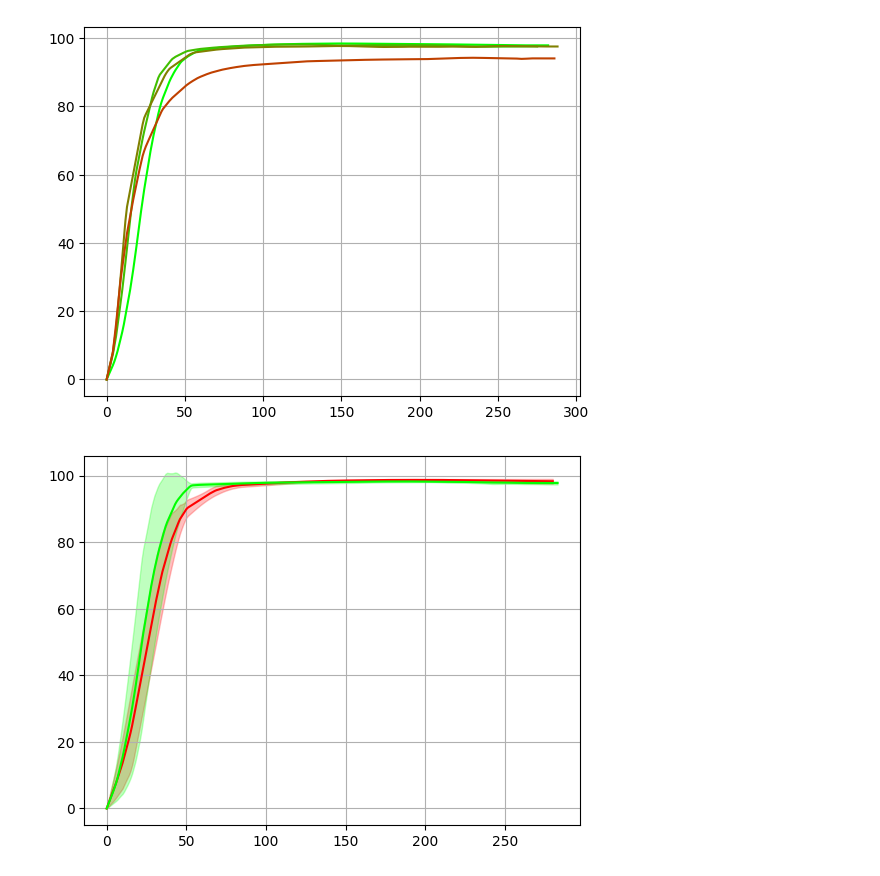
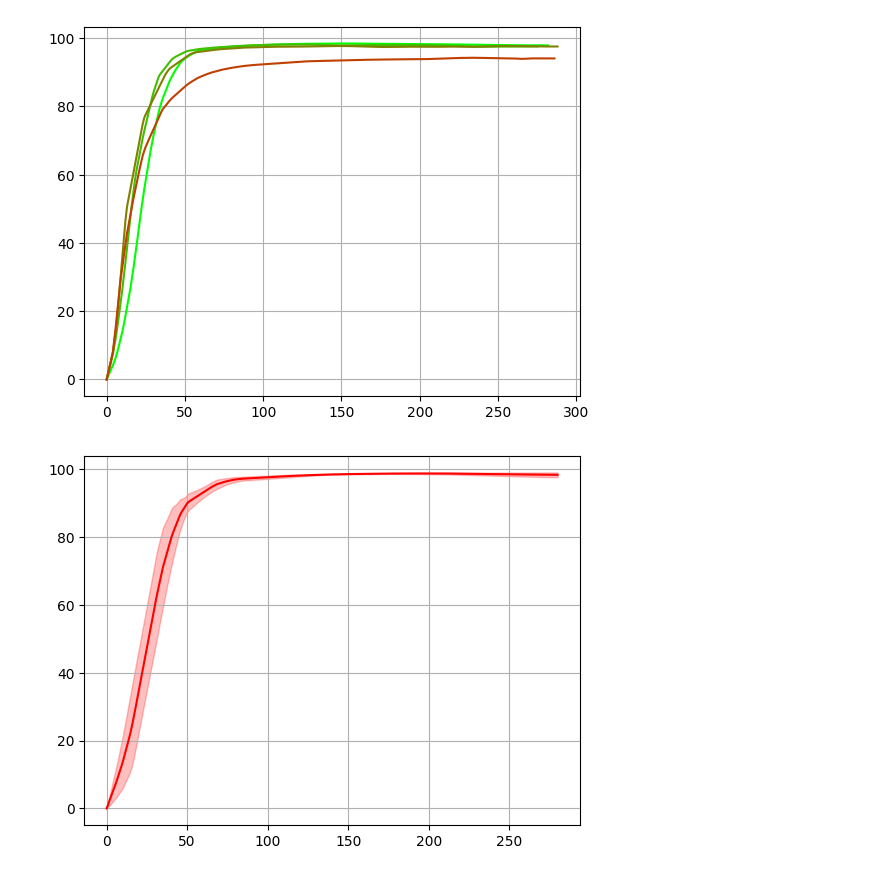
Before and after one commit to JoshPattman/thirdyear-proj, a Jupyter notebook: comp3200-cw/v2/plot_data_median.ipynb, the cells around one changed output. Cells and saved outputs as stored; diff of their text form; code cells hidden in the pictures.

Commit message:
sum graphs

```diff
--- a/comp3200-cw/v2/plot_data_median.ipynb
+++ b/comp3200-cw/v2/plot_data_median.ipynb
@@ -107,8 +107,8 @@ plt.show()
 [figure]
 # %%
 average_plot(get_mixed_node_data(5, 60000, 3, 0.7), color=(1,0,0), plot_std=True)
-average_plot(get_mixed_node_data(5, 60000, 1, 0.3), color=(0,1,0), plot_std=True)
+#average_plot(get_mixed_node_data(5, 60000, 1, 0.3), color=(0,1,0), plot_std=True)
 plt.grid()
 plt.show()
 # %% [output]
-[figure, old version]
+[figure, new version]
```
